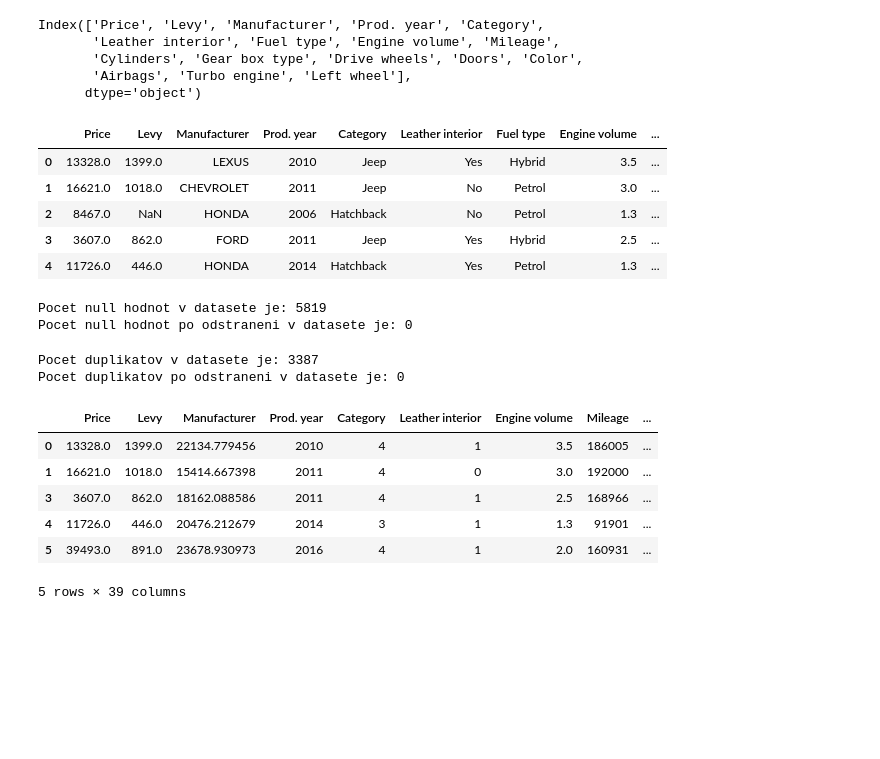
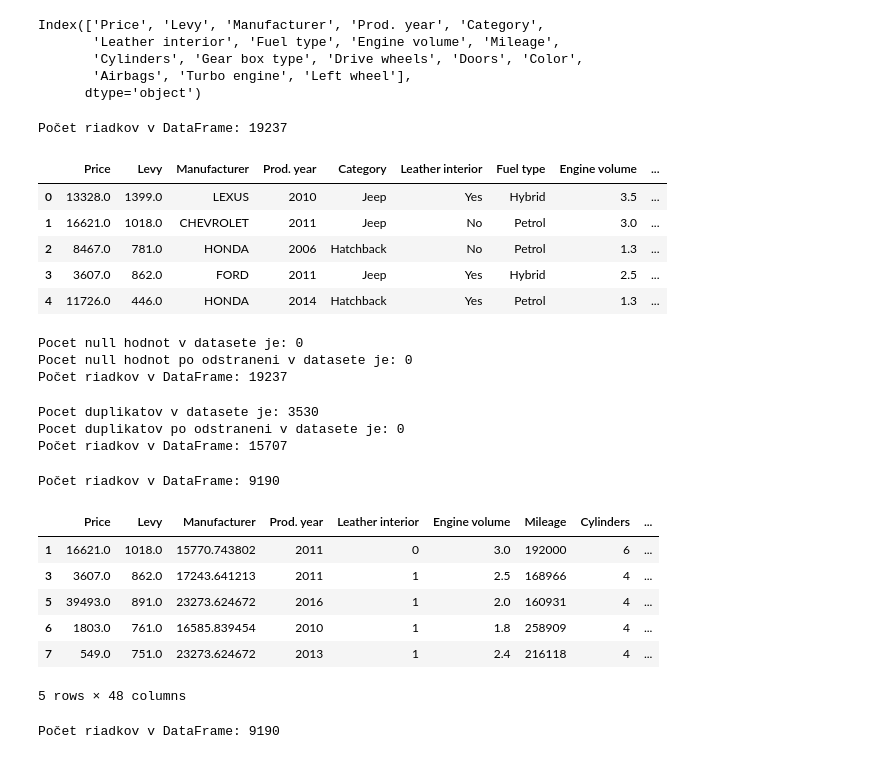
Before and after one commit to LiquiNaut/SUNS-zadanie-2, a Jupyter notebook: main.ipynb, the cells around one changed output. Cells and saved outputs as stored; diff of their text form; code cells hidden in the pictures; blank space fills up the shorter version.

```diff
--- a/main.ipynb
+++ b/main.ipynb
@@ -35,9 +35,18 @@ Index(['Price', 'Levy', 'Manufacturer', 'Prod. year', 'Category',
        'Cylinders', 'Gear box type', 'Drive wheels', 'Doors', 'Color',
        'Airbags', 'Turbo engine', 'Left wheel'],
       dtype='object')
+# %%
+print(f'Počet riadkov v DataFrame: {len(df)}')
+# %% [output]
+Počet riadkov v DataFrame: 19237
 # %%
+# prerobit iba levi, co je vela null hodnot, alebo nahradit tie pomlicky nulou alebo priemerom (inak -0.5b)
 df['Price'] = pd.to_numeric(df['Price'], errors='coerce')
-df['Levy'] = pd.to_numeric(df['Levy'], errors='coerce')
+
+# Nahradenie chýbajúcich hodnôt v stĺpci Levy mediánom
+median_levy = df['Levy'][df['Levy'] != '-'].astype(float).median()
+df['Levy'] = df['Levy'].replace('-', median_levy).astype(float)
+
 df['Engine volume'] = pd.to_numeric(df['Engine volume'], errors='coerce')
 df['Mileage'] = pd.to_numeric(df['Mileage'].str.replace(' km', '').str.replace(',', ''), errors='coerce')
 # %%
@@ -46,7 +55,7 @@ df.head()
 |  | Price | Levy | Manufacturer | Prod. year | Category | Leather interior | Fuel type | Engine volume | ... |
 | 0 | 13328.0 | 1399.0 | LEXUS | 2010 | Jeep | Yes | Hybrid | 3.5 | ... |
 | 1 | 16621.0 | 1018.0 | CHEVROLET | 2011 | Jeep | No | Petrol | 3.0 | ... |
-| 2 | 8467.0 | NaN | HONDA | 2006 | Hatchback | No | Petrol | 1.3 | ... |
+| 2 | 8467.0 | 781.0 | HONDA | 2006 | Hatchback | No | Petrol | 1.3 | ... |
 | 3 | 3607.0 | 862.0 | FORD | 2011 | Jeep | Yes | Hybrid | 2.5 | ... |
 | 4 | 11726.0 | 446.0 | HONDA | 2014 | Hatchback | Yes | Petrol | 1.3 | ... |
 # %%
@@ -55,72 +64,84 @@ print(f'Pocet null hodnot v datasete je: {df.isnull().sum().sum()}')
 df = df.dropna()
 
 print(f'Pocet null hodnot po odstraneni v datasete je: {df.isnull().sum().sum()}')
+print(f'Počet riadkov v DataFrame: {len(df)}')
 # %% [output]
-Pocet null hodnot v datasete je: 5819
+Pocet null hodnot v datasete je: 0
 Pocet null hodnot po odstraneni v datasete je: 0
+Počet riadkov v DataFrame: 19237
 # %%
 print(f'Pocet duplikatov v datasete je: {df.duplicated().sum()}')
 
 df = df.drop_duplicates()
 
 print(f'Pocet duplikatov po odstraneni v datasete je: {df.duplicated().sum()}')
+print(f'Počet riadkov v DataFrame: {len(df)}')
 # %% [output]
-Pocet duplikatov v datasete je: 3387
+Pocet duplikatov v datasete je: 3530
 Pocet duplikatov po odstraneni v datasete je: 0
+Počet riadkov v DataFrame: 15707
+# %%
+# Target Encodingu pre stĺpec 'Manufacturer'
+means = df.groupby('Manufacturer')['Price'].mean()
+df['Manufacturer'] = df['Manufacturer'].map(means) # do doku treba napisat do z toho vzniklo, a co to je
+
+# print(df.dtypes)
+
+# Odstránenie outlierov
+for col in df.columns:
+    if df[col].dtype not in ['object', 'bool']:
+        df = df[(df[col] >= df[col].quantile(0.05)) & (df[col] <= df[col].quantile(0.95))] # 10%-90% ked tak
+# %%
+print(f'Počet riadkov v DataFrame: {len(df)}')
+# %% [output]
+Počet riadkov v DataFrame: 9190
 # %%
 import numpy as np
 from sklearn.preprocessing import LabelEncoder
 
 le = LabelEncoder()
 
-# Label Encoding pre stlpec 'Category'
-df['Category'] = le.fit_transform(df['Category'])
+# One hot encodeing
+df = pd.get_dummies(df, columns=['Category'], prefix='Category', drop_first=True)
 
-# Target Encodingu pre stĺpec 'Manufacturer'
-means = df.groupby('Manufacturer')['Price'].mean()
-df['Manufacturer'] = df['Manufacturer'].map(means)
 
-# One-Hot Encoding pre stĺpec 'Model'
-# top_categories = df['Model'].value_counts().index[:10]  # Vyberieme top 10 hodnôt
-# df['Model'] = np.where(df['Model'].isin(top_categories), df['Model'], 'Other')
-# df = pd.get_dummies(df, columns=['Model'], prefix='Model', drop_first=True)
 
 # One Hot pre stlpec 'Gear box type'
 df = pd.get_dummies(df, columns=['Gear box type'], prefix='GearBox', drop_first=True)
 
 # One Hot pre stlpec 'Drive wheels'
 df = pd.get_dummies(df, columns=['Drive wheels'], prefix='DriveWheels', drop_first=True)
 
 # One Hot pre stlpec 'Doors'
 df = pd.get_dummies(df, columns=['Doors'], prefix='Doors', drop_first=True)
 
 # one hot stlpec color
 df = pd.get_dummies(df, columns=['Color'], prefix='Color', drop_first=True)
 
 
 # Zakódovanie stĺpca "Fuel type"
 df = pd.get_dummies(df, columns=['Fuel type'], prefix='FuelType', drop_first=True)
 
 # Zakódovanie stĺpca "Leather interior"
 df['Leather interior'] = df['Leather interior'].map({'Yes': 1, 'No': 0})
 
 # Zakódovanie stĺpca "Turbo engine"
 df['Turbo engine'] = df['Turbo engine'].map({True: 1, False: 0})
 
 # Zakódovanie stĺpca "Left wheel"
 df['Left wheel'] = df['Left wheel'].map({True: 1, False: 0})
 
 # pretypovanie novych stlpcov
-columns = [col for col in df.columns if col.startswith('Color_') or col.startswith('Model_') or col.startswith('GearBox_') or col.startswith('DriveWheels_') or col.startswith('Doors_') or col.startswith('FuelType_')]
+columns = [col for col in df.columns if col.startswith('Color_') or col.startswith('Model_') or col.startswith('GearBox_') or col.startswith('DriveWheels_') or col.startswith('Doors_') or col.startswith('FuelType_') or col.startswith('Category_')]
 df[columns] = df[columns].astype(int)
 
 
 df.head()
 # %% [output]
-|  | Price | Levy | Manufacturer | Prod. year | Category | Leather interior | Engine volume | Mileage | ... |
-| 0 | 13328.0 | 1399.0 | 22134.779456 | 2010 | 4 | 1 | 3.5 | 186005 | ... |
-| 1 | 16621.0 | 1018.0 | 15414.667398 | 2011 | 4 | 0 | 3.0 | 192000 | ... |
-| 3 | 3607.0 | 862.0 | 18162.088586 | 2011 | 4 | 1 | 2.5 | 168966 | ... |
-| 4 | 11726.0 | 446.0 | 20476.212679 | 2014 | 3 | 1 | 1.3 | 91901 | ... |
-| 5 | 39493.0 | 891.0 | 23678.930973 | 2016 | 4 | 1 | 2.0 | 160931 | ... |
+|  | Price | Levy | Manufacturer | Prod. year | Leather interior | Engine volume | Mileage | Cylinders | ... |
+| 1 | 16621.0 | 1018.0 | 15770.743802 | 2011 | 0 | 3.0 | 192000 | 6 | ... |
+| 3 | 3607.0 | 862.0 | 17243.641213 | 2011 | 1 | 2.5 | 168966 | 4 | ... |
+| 5 | 39493.0 | 891.0 | 23273.624672 | 2016 | 1 | 2.0 | 160931 | 4 | ... |
+| 6 | 1803.0 | 761.0 | 16585.839454 | 2010 | 1 | 1.8 | 258909 | 4 | ... |
+| 7 | 549.0 | 751.0 | 23273.624672 | 2013 | 1 | 2.4 | 216118 | 4 | ... |
-5 rows × 39 columns
+5 rows × 48 columns
@@ -132,3 +148,7 @@ for col in df.columns:
+# %%
+print(f'Počet riadkov v DataFrame: {len(df)}')
+# %% [output]
+Počet riadkov v DataFrame: 9190
 # %%
 df.dtypes
 # %% [output]
```
Also changed, not shown: parts of 19 cells of this notebook.
